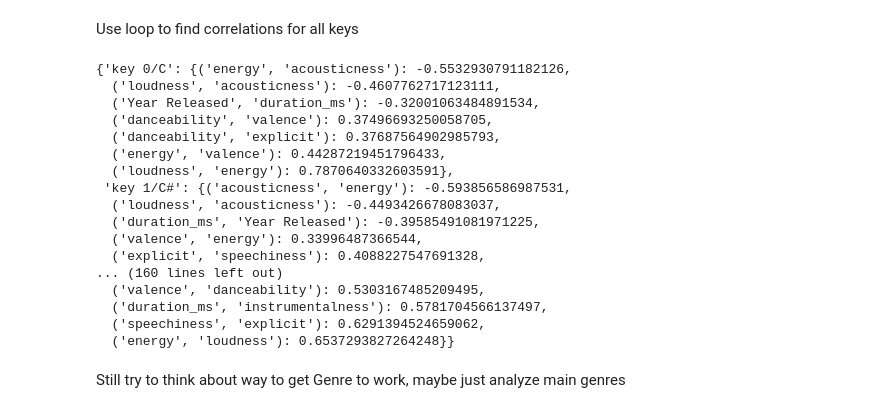
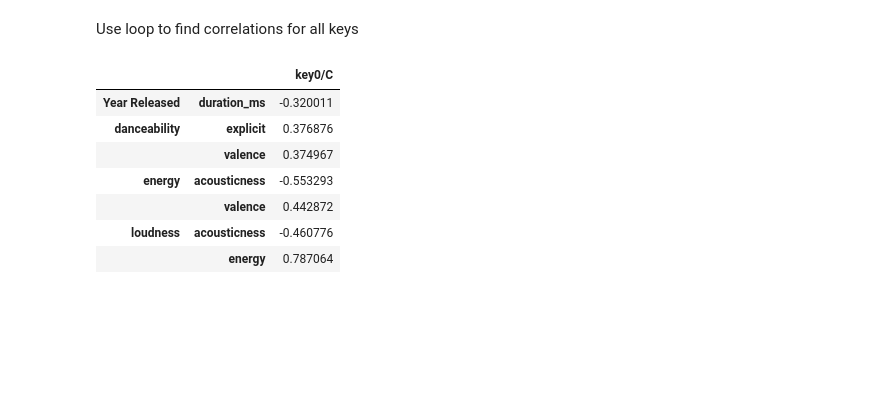
Before and after one commit to DavisAsano/Asano_MusicDataExploration, a Jupyter notebook: Untitled-2.ipynb, the cells around one changed output. Cells and saved outputs as stored; diff of their text form; code cells hidden in the pictures; blank space fills up the shorter version.

```diff
--- a/Untitled-2.ipynb
+++ b/Untitled-2.ipynb
@@ -605,22 +605,4 @@ reskall = {'key 0/C' : resk0,'key 1/C#' : resk1,'key 2/D' : resk2,'key 3/D#' : r
 ,'key 5/F' : resk5,'key 6/F#' : resk6,'key 7/G' : resk7,'key 8/G#' : resk8,'key 9/A' : resk9
 ,'key 10/A#' : resk10,'key 11/B' : resk11}
 dfk = pd.DataFrame(data=reskall)
-reskall
+#need to figure out how to display with so many rows
-# %% [output]
-{'key 0/C': {('energy', 'acousticness'): -0.5532930791182126,
-  ('loudness', 'acousticness'): -0.4607762717123111,
-  ('Year Released', 'duration_ms'): -0.32001063484891534,
-  ('danceability', 'valence'): 0.37496693250058705,
-  ('danceability', 'explicit'): 0.37687564902985793,
-  ('energy', 'valence'): 0.44287219451796433,
-  ('loudness', 'energy'): 0.7870640332603591},
- 'key 1/C#': {('acousticness', 'energy'): -0.593856586987531,
-  ('loudness', 'acousticness'): -0.4493426678083037,
-  ('duration_ms', 'Year Released'): -0.39585491081971225,
-  ('valence', 'energy'): 0.33996487366544,
-  ('explicit', 'speechiness'): 0.4088227547691328,
-... (160 lines left out)
-  ('valence', 'danceability'): 0.5303167485209495,
-  ('duration_ms', 'instrumentalness'): 0.5781704566137497,
-  ('speechiness', 'explicit'): 0.6291394524659062,
-  ('energy', 'loudness'): 0.6537293827264248}}
@@ -629,2 +608,0 @@ reskall
-# %% [markdown]
-Still try to think about way to get Genre to work, maybe just analyze main genres
@@ -630,0 +664,11 @@ Still try to think about way to get Genre to work, maybe just analyze main genre
+# %%
+dfk0
+# %% [output]
+|  |  | key0/C |
+| Year Released | duration_ms | -0.320011 |
+| danceability | explicit | 0.376876 |
+|  | valence | 0.374967 |
+| energy | acousticness | -0.553293 |
+|  | valence | 0.442872 |
+| loudness | acousticness | -0.460776 |
+|  | energy | 0.787064 |
```
Also changed, not shown: parts of 4 cells of this notebook.
